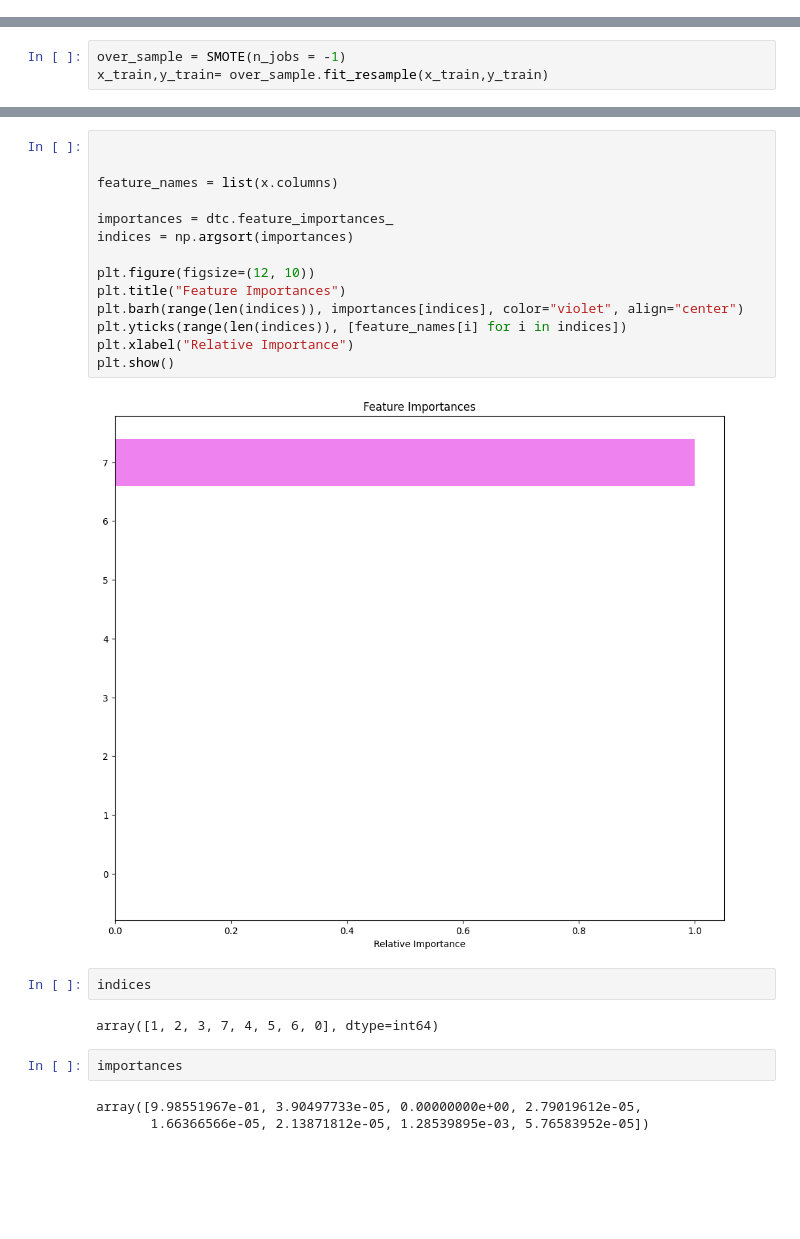
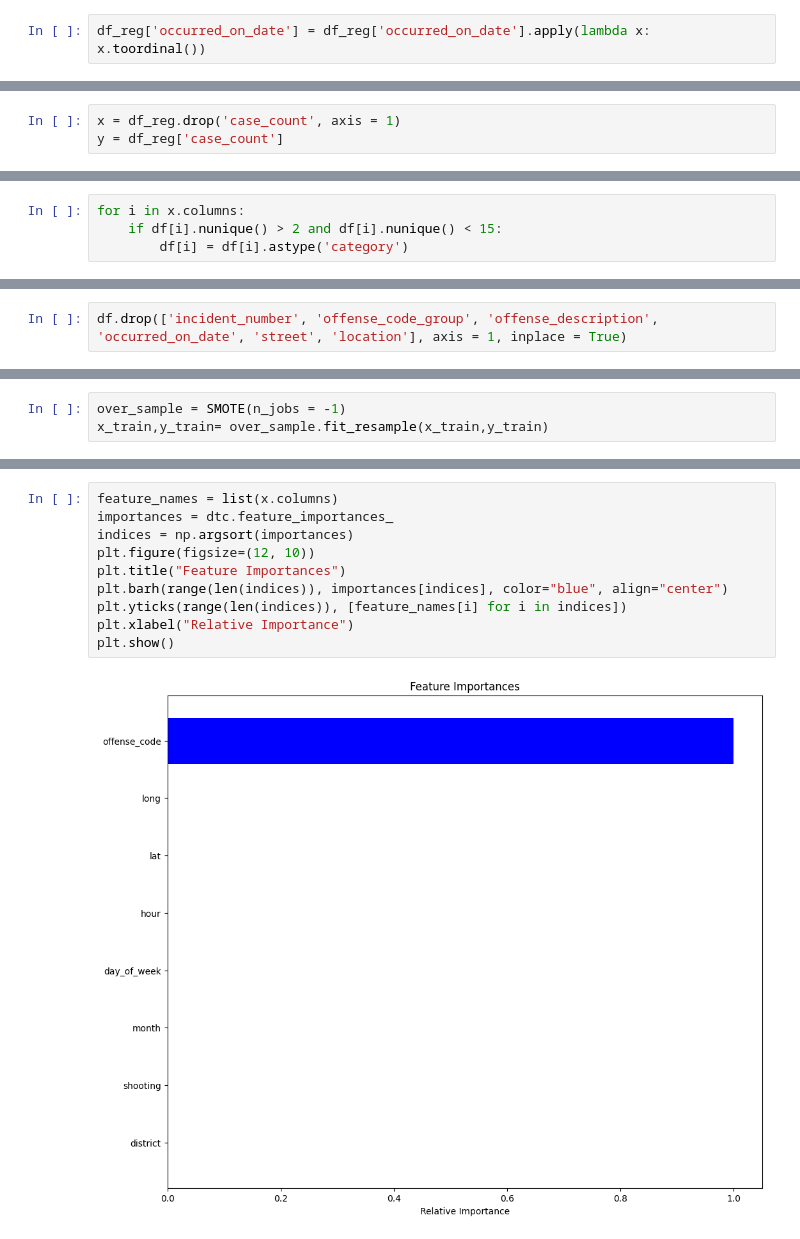
Before and after one commit to Waiz-Legion/boston, a Jupyter notebook: N4_model.ipynb, the cells around one changed output, grey strips where cells are left out. Drawn from its saved outputs; the diff is of its cells as text; blank space fills up the shorter version.

```diff
--- a/N4_model.ipynb
+++ b/N4_model.ipynb
@@ -42,0 +175,2 @@ for i in df.index:
+# %%
+df_reg['occurred_on_date'] = df_reg['occurred_on_date'].apply(lambda x: x.toordinal())
@@ -42,0 +198,3 @@ for i in df.index:
+# %%
+x = df_reg.drop('case_count', axis = 1)
+y = df_reg['case_count']
@@ -42,0 +215,4 @@ for i in df.index:
+# %%
+for i in x.columns:
+    if df[i].nunique() > 2 and df[i].nunique() < 15:
+        df[i] = df[i].astype('category')
@@ -44,3 +240,5 @@ for i in df.index:
 len(df.offense_code.unique())
 # %% [output]
 4
+# %%
+df.drop(['incident_number', 'offense_code_group', 'offense_description', 'occurred_on_date', 'street', 'location'], axis = 1, inplace = True)
@@ -142,25 +359,12 @@ weighted avg       1.00      1.00      1.00    145338
 # %%
-
-
 feature_names = list(x.columns)
-
 importances = dtc.feature_importances_
 indices = np.argsort(importances)
-
 plt.figure(figsize=(12, 10))
 plt.title("Feature Importances")
-plt.barh(range(len(indices)), importances[indices], color="violet", align="center")
+plt.barh(range(len(indices)), importances[indices], color="blue", align="center")
 plt.yticks(range(len(indices)), [feature_names[i] for i in indices])
 plt.xlabel("Relative Importance")
 plt.show()
 # %% [output]
-[figure, old version]
+[figure, new version]
-# %%
-indices
-# %% [output]
-array([1, 2, 3, 7, 4, 5, 6, 0], dtype=int64)
-# %%
-importances
-# %% [output]
-array([9.98551967e-01, 3.90497733e-05, 0.00000000e+00, 2.79019612e-05,
-       1.66366566e-05, 2.13871812e-05, 1.28539895e-03, 5.76583952e-05])
```
Also changed, not shown: parts of 40 cells of this notebook, 1 other file.
